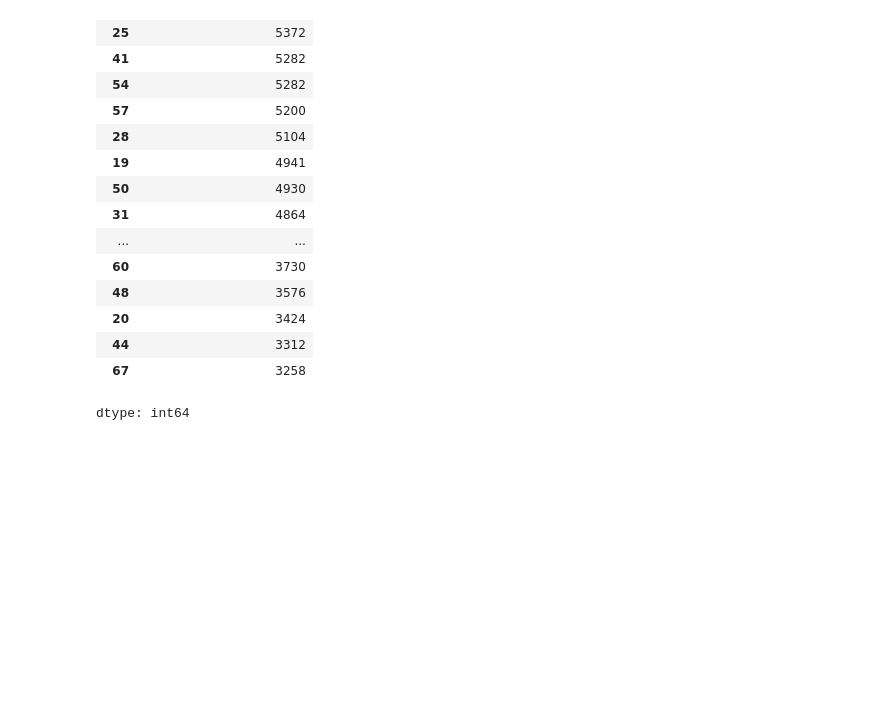
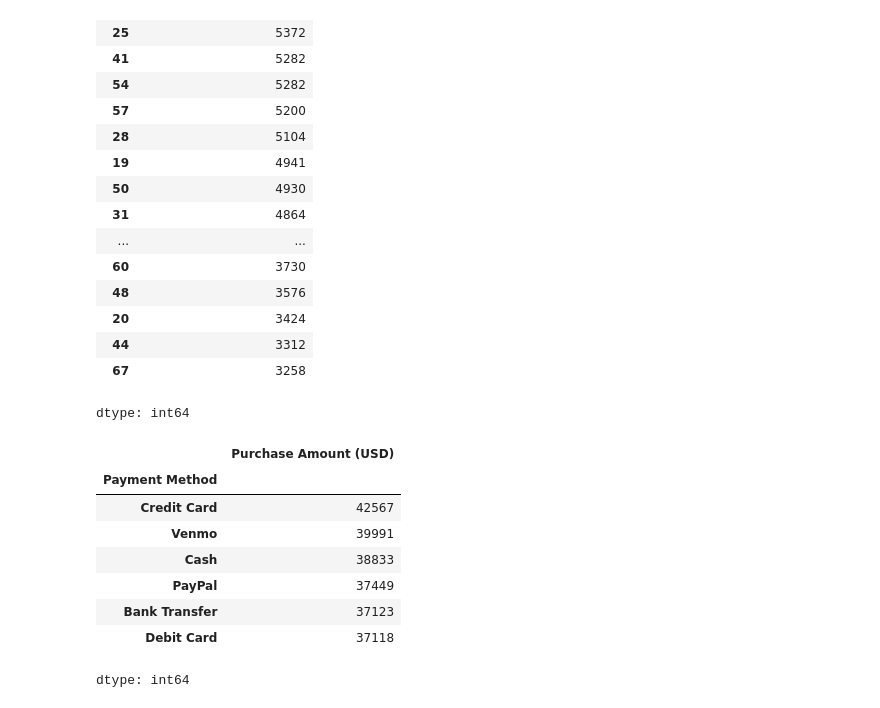
Before and after one commit to mdanushwaran/Shopping_trends_analytics, a Jupyter notebook: Shopping_trends_analytics.ipynb, the cells around one changed output. Cells and saved outputs as stored; diff of their text form; code cells hidden in the pictures; blank space fills up the shorter version.

```diff
--- a/Shopping_trends_analytics.ipynb
+++ b/Shopping_trends_analytics.ipynb
@@ -1029,3 +1029,19 @@ Age_highest_shopping
 | 44 | 3312 |
 | 67 | 3258 |
 dtype: int64
+# %%
+## Which payment method generates the highest revenue?
+
+payment_highest_revenue = data.groupby('Payment Method')['Purchase Amount (USD)'].sum().sort_values(ascending = False)
+# %%
+payment_highest_revenue
+# %% [output]
+|  | Purchase Amount (USD) |
+| Payment Method |  |
+| Credit Card | 42567 |
+| Venmo | 39991 |
+| Cash | 38833 |
+| PayPal | 37449 |
+| Bank Transfer | 37123 |
+| Debit Card | 37118 |
+dtype: int64
```
